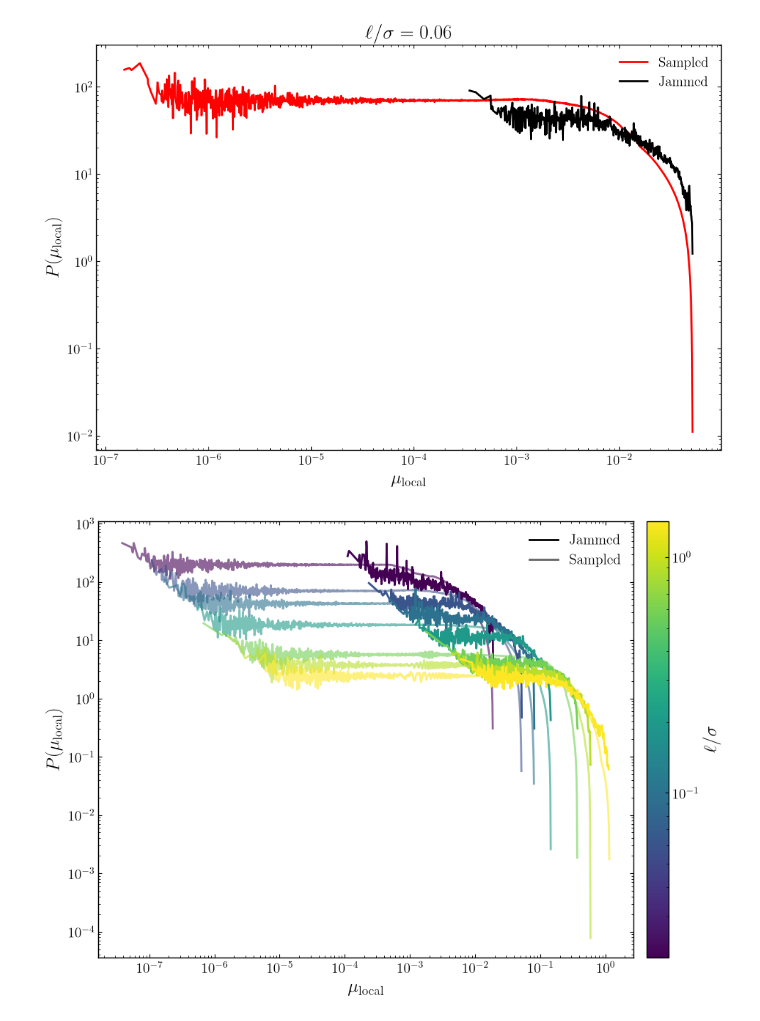
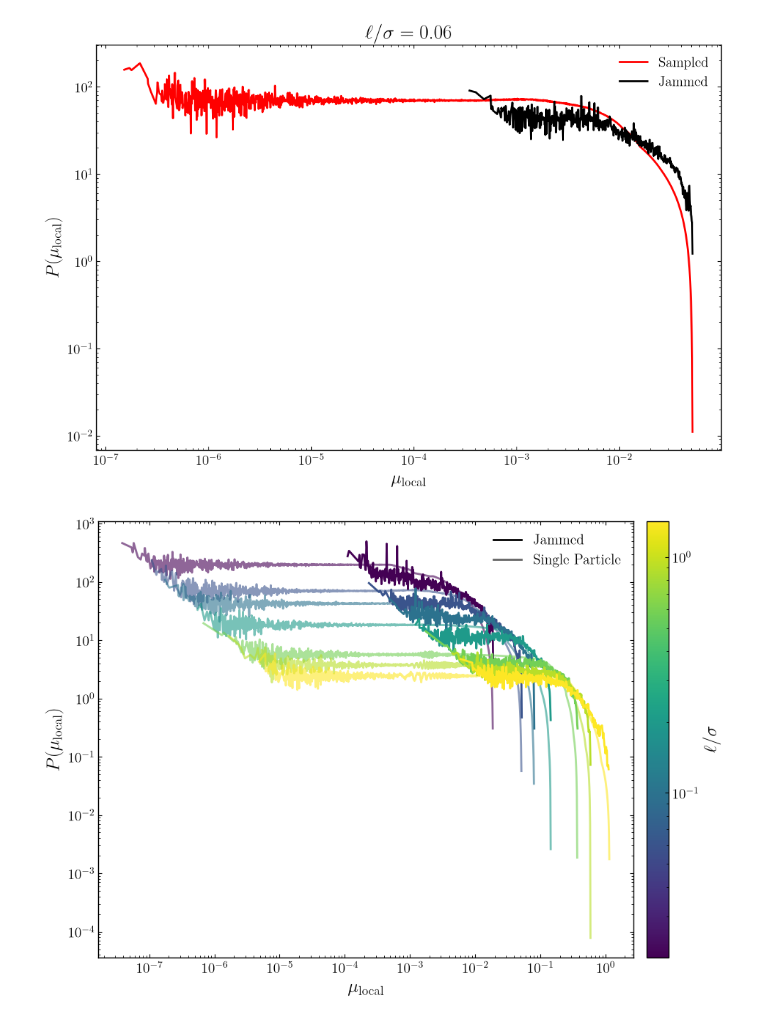
Before and after one commit to rohan-goyal-1/summer-26, a Jupyter notebook: friction/uniform/uniform.ipynb, the cells around one changed output. Saved outputs shown, nothing was run; the diff lists cells and outputs as text; code cells hidden in the pictures.

```diff
--- a/friction/uniform/uniform.ipynb
+++ b/friction/uniform/uniform.ipynb
@@ -524,32 +524,32 @@ for value, ratio in zip(mu_eff, l_over_sigma):
     jammed_mask = jammed_counts >= min_count
 
     ax.plot(
         centers[jammed_mask],
         jammed_probability[jammed_mask],
         color=color,
         alpha=1.0,
         zorder=2,
     )
 
 handles = [
     ax.plot([], [], color="black", alpha=1.0, label="Jammed")[0],
-    ax.plot([], [], color="black", alpha=0.6, label="Sampled")[0],
+    ax.plot([], [], color="black", alpha=0.6, label="Single Particle")[0],
 ]
 
 colorbar = fig.colorbar(
     plt.cm.ScalarMappable(norm=norm, cmap=cmap),
     ax=ax,
     pad=0.02,
 )
 
 colorbar.set_label(r"$\ell/\sigma$")
 ax.set_xscale("log")
 ax.set_yscale("log")
 ax.set_xlabel(r"$\mu_{\mathrm{local}}$")
 ax.set_ylabel(r"$P(\mu_{\mathrm{local}})$")
 ax.legend(handles=handles, frameon=False)
 plt.tight_layout()
 plt.savefig("../../figures/friction/uniform/combined-distributions.png", dpi=600, bbox_inches="tight")
 plt.show()
 # %% [output]
-[figure, old version]
+[figure, new version]
```
Also changed, not shown: parts of 1 cell of this notebook, 11 other files.
